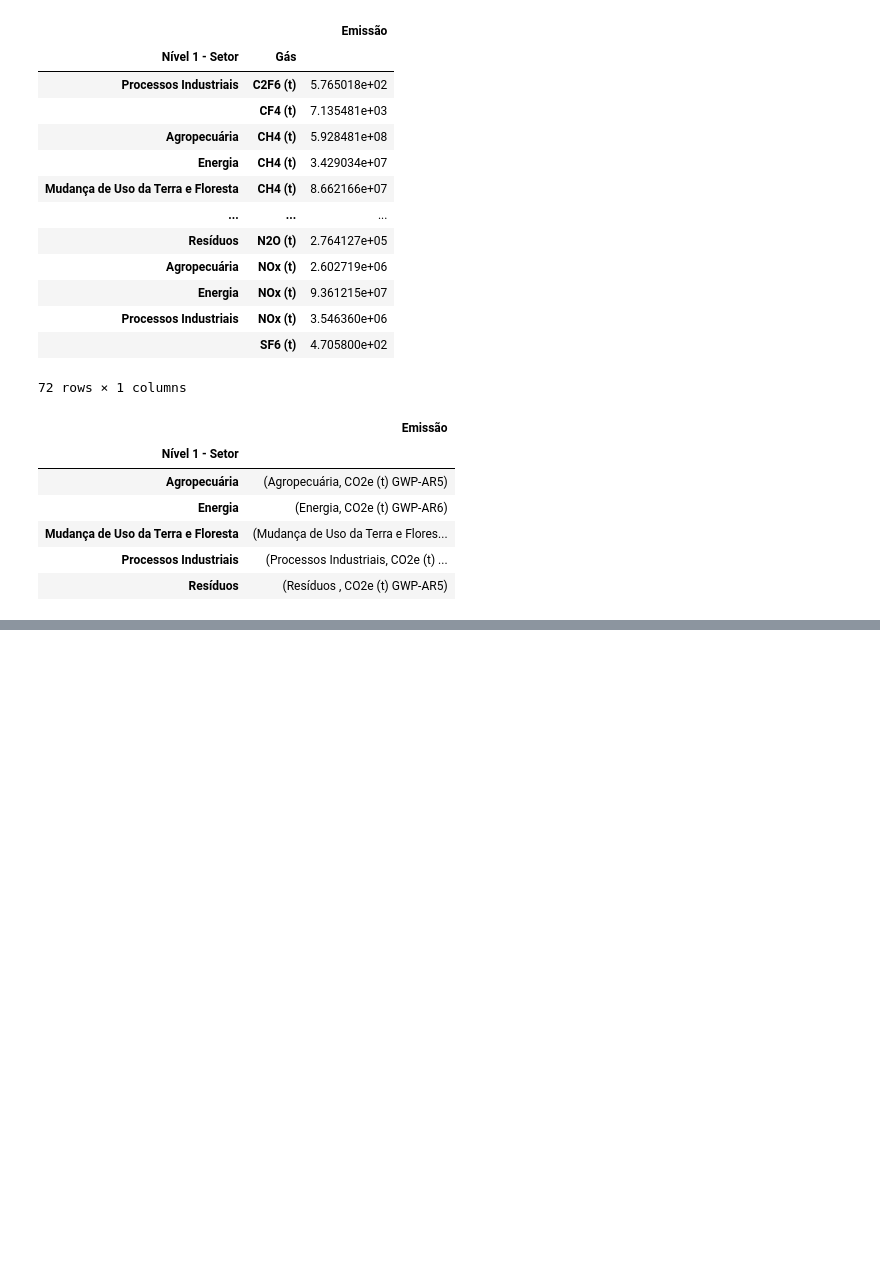
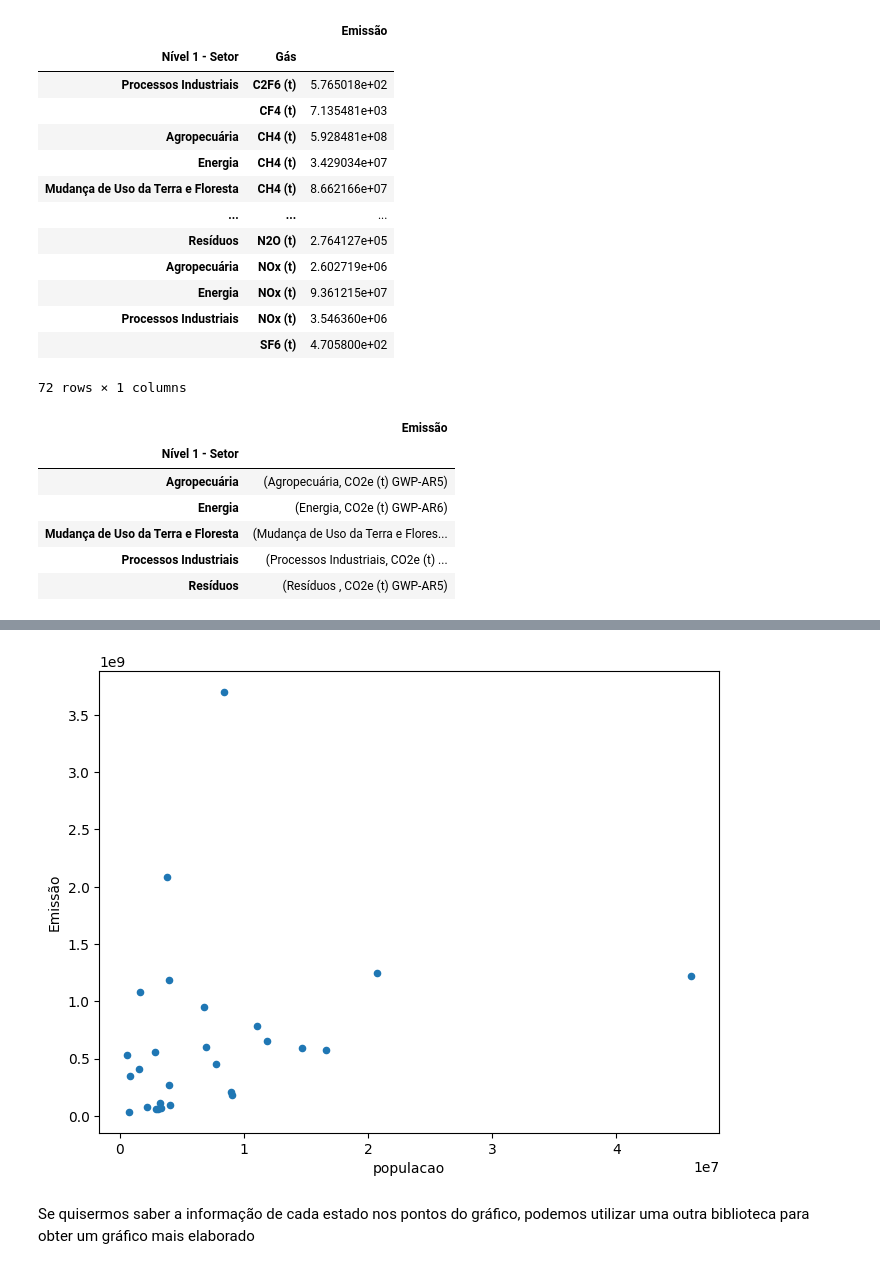
Before and after one commit to Francisco-Alfredo/data-science-statistics, a Jupyter notebook: Emissão_gases_estufa.ipynb, the cells around one changed output, grey strips where cells are left out. Saved outputs shown, nothing was run; the diff lists cells and outputs as text; code cells hidden in the pictures; blank space fills up the shorter version.

```diff
--- a/Emissão_gases_estufa.ipynb
+++ b/Emissão_gases_estufa.ipynb
@@ -510,0 +707,5 @@ gas_por_setor.swaplevel(0,1).groupby(level=0).idxmax()
+# %%
+populacao_estados = populacao_estados.astype({'populacao':'int64'})
+# %%
+populacao_estados = populacao_estados.groupby('UF')['populacao'].sum().reset_index()
+populacao_estados
@@ -510,0 +734,3 @@ gas_por_setor.swaplevel(0,1).groupby(level=0).idxmax()
+# %%
+emissao_estados = emissoes_por_ano[emissoes_por_ano['Ano'] == 2021].groupby('Estado')[['Emissão']].sum().reset_index()
+emissao_estados
@@ -510,0 +757,3 @@ gas_por_setor.swaplevel(0,1).groupby(level=0).idxmax()
+# %%
+dados_agrupados = pd.merge(emissao_estados, populacao_estados, left_on = 'Estado', right_on = 'UF')
+dados_agrupados
@@ -510,0 +778,6 @@ gas_por_setor.swaplevel(0,1).groupby(level=0).idxmax()
+# %%
+dados_agrupados.plot(x = 'populacao', y='Emissão', kind ='scatter', figsize = (8,6));
+# %% [output]
+[figure, added]
+# %% [markdown]
+Se quisermos saber a informação de cada estado nos pontos do gráfico, podemos utilizar uma outra biblioteca para obter um gráfico mais elaborado
```
Also changed, not shown: parts of 28 cells of this notebook.
